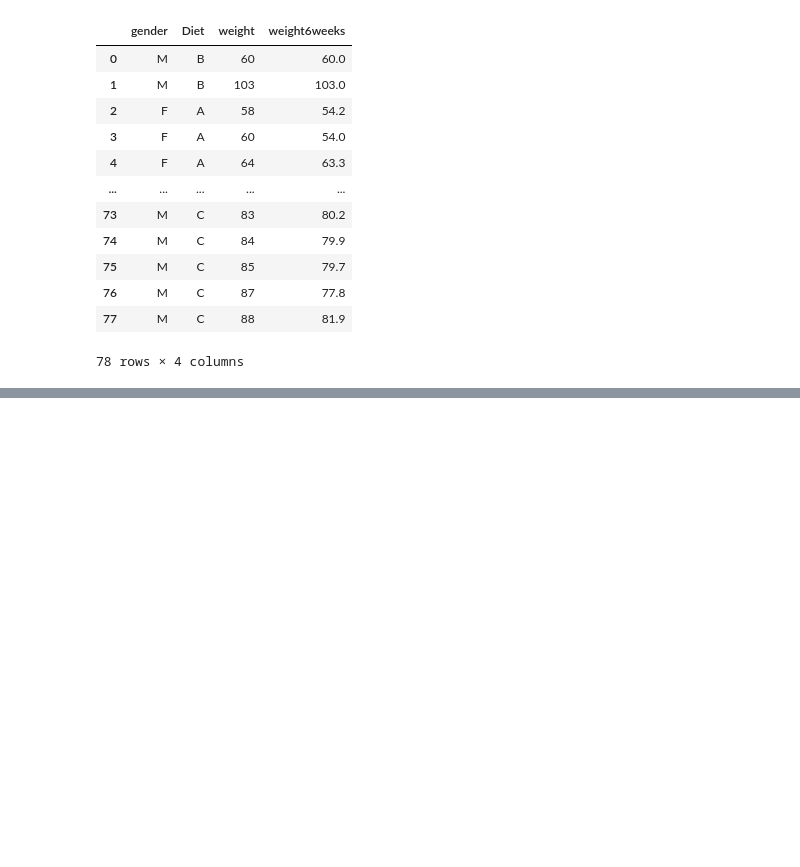
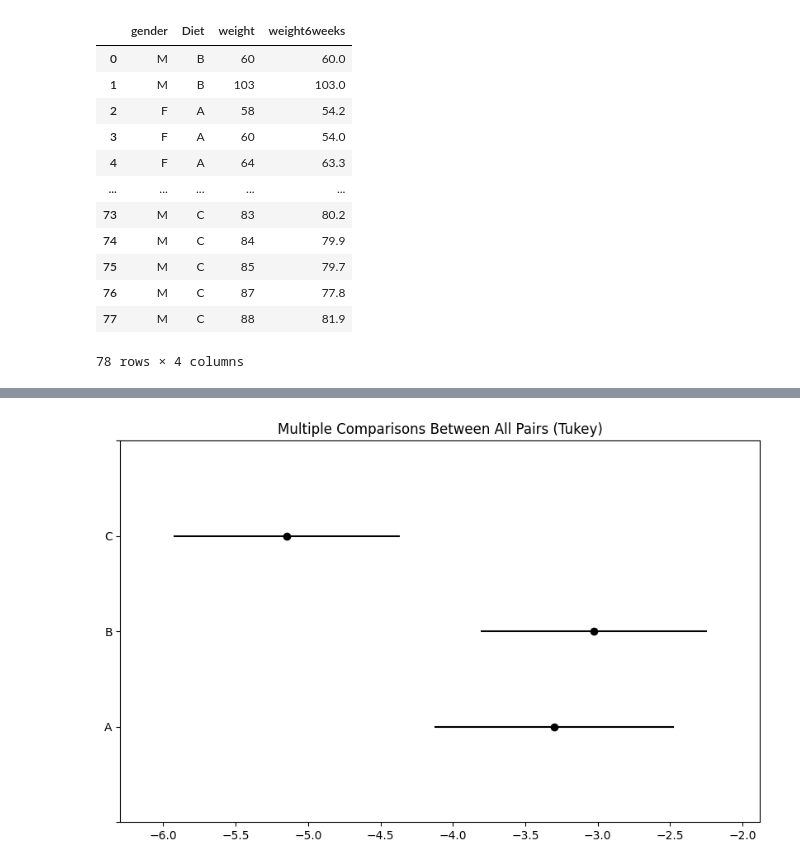
Before and after one commit to HaseongJung/bigdata_lecture, a Jupyter notebook: assignment/code/diet.ipynb, the cells around one changed output, grey strips where cells are left out. Saved outputs shown, nothing was run; the diff lists cells and outputs as text; code cells hidden in the pictures; blank space fills up the shorter version.

Commit message:
assingment-diet

```diff
--- a/assignment/code/diet.ipynb
+++ b/assignment/code/diet.ipynb
@@ -21,0 +74,5 @@ data
+# %%
+# "gender","Diet" Dtype 변경 (object -> category)
+data["gender"] = data["gender"].astype("category")
+data["Diet"] = data["Diet"].astype("category")
+data.info()
@@ -21,0 +91,5 @@ data
+# %%
+# 파생변수 생성: 6주 후 체중 감소량(weight6weeks - weight)
+# 반응변수(효과)로 사용
+data["change"] = data["weight6weeks"] - data["weight"]
+data
@@ -21,0 +234,6 @@ data
+# %%
+# Tukey's HSD Test: 다중비교
+
+comp = mc.MultiComparison(data["change"], data["Diet"])   # 다중비교
+post_hoc_res = comp.tukeyhsd(alpha=0.05)   # Tukey's HSD Test
+print(post_hoc_res)
@@ -21,0 +249,5 @@ data
+# %%
+fig = post_hoc_res.plot_simultaneous()    # 시각화
+plt.show()
+# %% [output]
+[figure, added]
```
Also changed, not shown: parts of 35 cells of this notebook, 1 other file.
